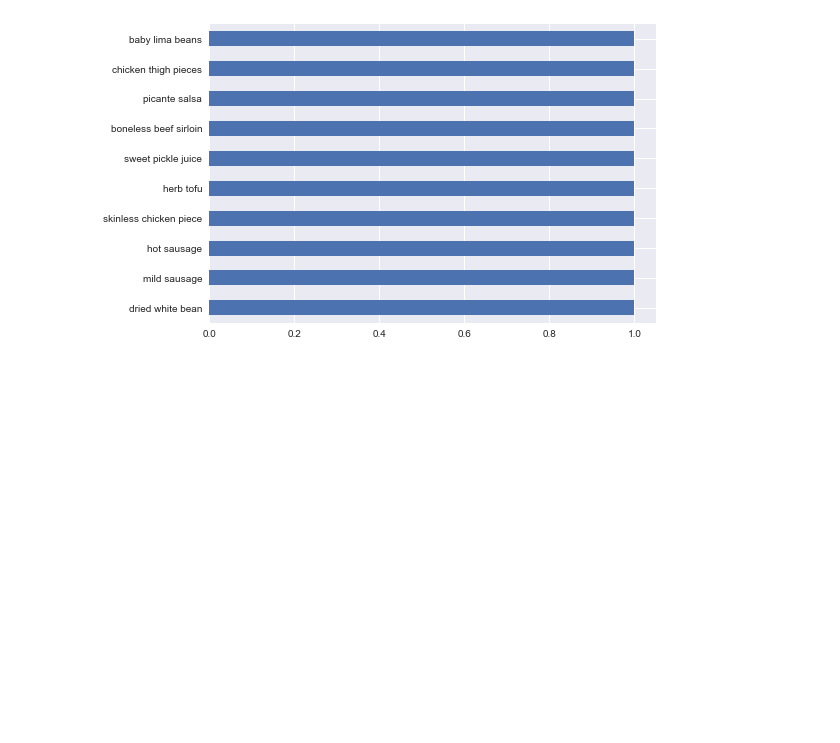
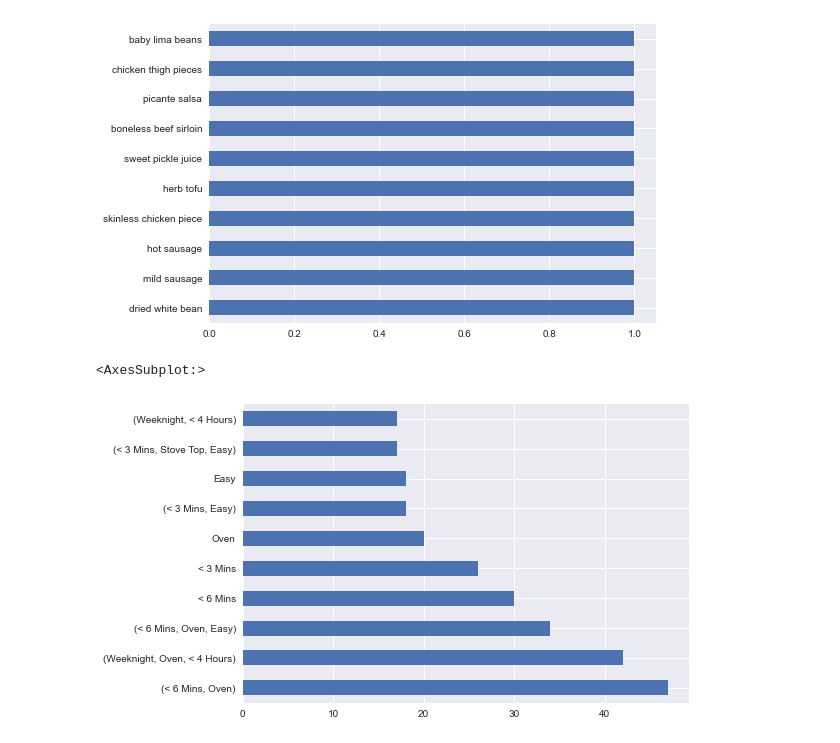
Before and after one commit to sean903/Food-Recipes, a Jupyter notebook: eda_ingredients.ipynb, the cells around one changed output. Saved outputs shown, nothing was run; the diff lists cells and outputs as text; code cells hidden in the pictures; blank space fills up the shorter version.

```diff
--- a/eda_ingredients.ipynb
+++ b/eda_ingredients.ipynb
@@ -55,3 +55,8 @@ to_1D(recipes_df['RecipeIngredientParts']).value_counts().tail(10).plot(kind='ba
 # %% [output]
 <AxesSubplot:>
 [figure]
+# %%
+recipes_df['Keywords'].value_counts().head(10).plot(kind='barh')
+# %% [output]
+<AxesSubplot:>
+[figure, added]
```
Also changed, not shown: parts of 1 cell of this notebook, 3 other files.
